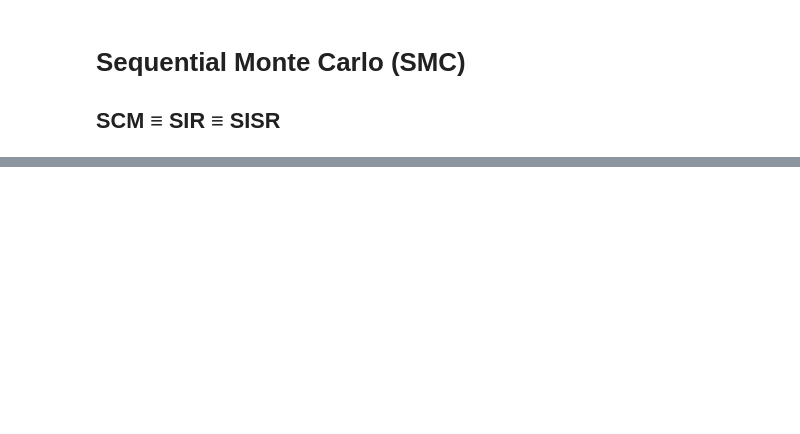
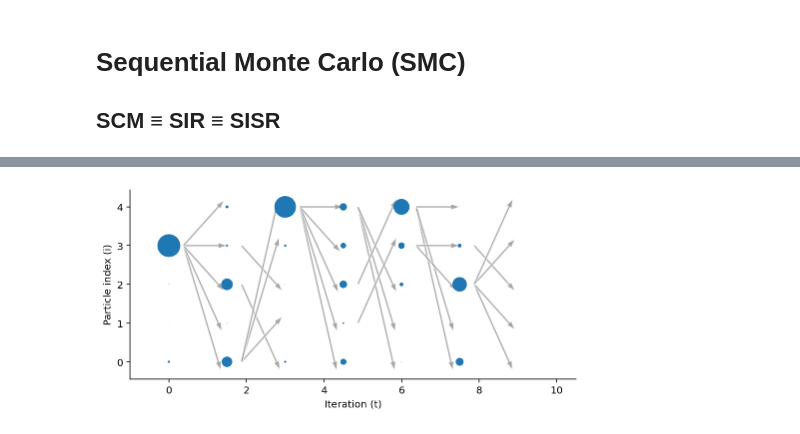
Before and after one commit to gerdm/misc, a Jupyter notebook: 2022-01/non-markovian-gaussian-sequence-model.ipynb, the cells around one changed output, grey strips where cells are left out. Saved outputs shown, nothing was run; the diff lists cells and outputs as text; code cells hidden in the pictures; blank space fills up the shorter version.

Commit message:
feat: non-markovian-gaussian-sequence-model
Recreate Fig 3.

```diff
--- a/2022-01/non-markovian-gaussian-sequence-model.ipynb
+++ b/2022-01/non-markovian-gaussian-sequence-model.ipynb
@@ -152,3 +153,7 @@ plt.xticks();
 # %% [markdown]
 # Sequential Monte Carlo (SMC)
 ## SCM ≡ SIR ≡ SISR
+# %%
+key = jax.random.PRNGKey(314)
+hist = seq_model.sequential_monte_carlo(key, observations, n_particles=5)
+hist["weights"][:10]
@@ -154,0 +171,28 @@ plt.xticks();
+# %%
+n_steps = 7
+spacing = 1.5
+weights_subset = hist["weights"][:n_steps]
+# sampled index represents the weight at the next time step
+ix_subset = hist["indices"][:n_steps][1:]
+
+fig, ax = plt.subplots(figsize=(8, 6))
+ax.set_aspect(1)
+
+for it, (weights_row, p_target) in enumerate(zip(weights_subset, ix_subset)):
+    norm_cst = weights_row.sum()
+    radii = weights_row / norm_cst * 0.3
+
+    for particle_ix, (rad, target_ix) in enumerate(zip(radii, p_target)):
+        if it != n_steps - 1:
+            diff = particle_ix - target_ix
+            plt.arrow(spacing * (it + 0.25), target_ix, 0.9, diff, width=0.05, edgecolor="white", facecolor="tab:gray", alpha=0.7)
+        circle = plt.Circle((spacing * it, particle_ix), rad, color="tab:blue")
+        ax.add_artist(circle)
+
+
+plt.xlim(-1, n_steps * spacing)
+plt.xlabel("Iteration (t)")
+plt.ylabel("Particle index (i)")
+plt.xticks();
+# %% [output]
+[figure, added]
```
Also changed, not shown: parts of 7 cells of this notebook.
